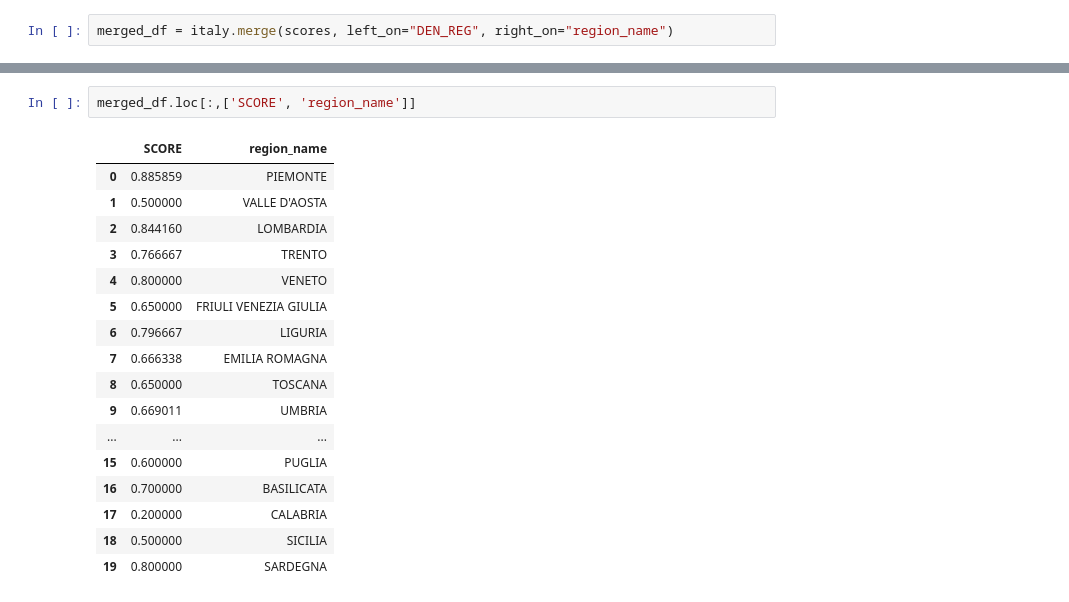
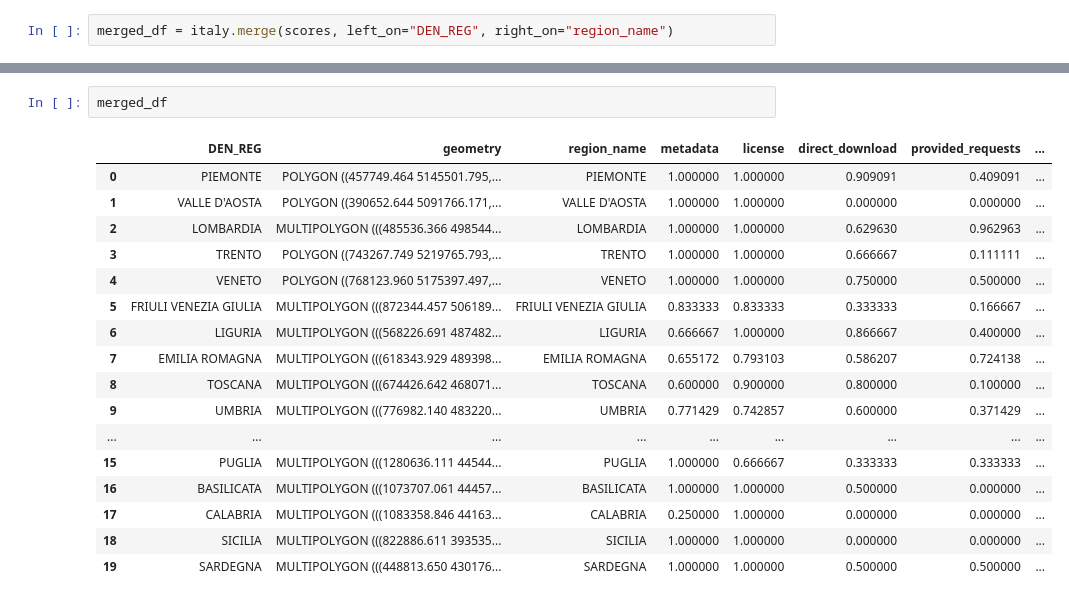
Before and after one commit to FBosso/LandCover_LandUse_Italy, a Jupyter notebook: updated_scores.ipynb, the cells around one changed output, grey strips where cells are left out. Cells and saved outputs as stored; diff of their text form.

```diff
--- a/updated_scores.ipynb
+++ b/updated_scores.ipynb
@@ -261,20 +305,20 @@ merged_df.plot(column="SCORE", figsize=(10,10), legend=True, cmap='RdYlGn')
 # %%
-merged_df.loc[:,['SCORE', 'region_name']]
+merged_df
 # %% [output]
-|  | SCORE | region_name |
-| 0 | 0.885859 | PIEMONTE |
-| 1 | 0.500000 | VALLE D'AOSTA |
-| 2 | 0.844160 | LOMBARDIA |
-| 3 | 0.766667 | TRENTO |
-| 4 | 0.800000 | VENETO |
-| 5 | 0.650000 | FRIULI VENEZIA GIULIA |
-| 6 | 0.796667 | LIGURIA |
-| 7 | 0.666338 | EMILIA ROMAGNA |
-| 8 | 0.650000 | TOSCANA |
-| 9 | 0.669011 | UMBRIA |
-| ... | ... | ... |
-| 15 | 0.600000 | PUGLIA |
-| 16 | 0.700000 | BASILICATA |
-| 17 | 0.200000 | CALABRIA |
-| 18 | 0.500000 | SICILIA |
-| 19 | 0.800000 | SARDEGNA |
+|  | DEN_REG | geometry | region_name | metadata | license | direct_download | provided_requests | ... |
+| 0 | PIEMONTE | POLYGON ((457749.464 5145501.795,... | PIEMONTE | 1.000000 | 1.000000 | 0.909091 | 0.409091 | ... |
+| 1 | VALLE D'AOSTA | POLYGON ((390652.644 5091766.171,... | VALLE D'AOSTA | 1.000000 | 1.000000 | 0.000000 | 0.000000 | ... |
+| 2 | LOMBARDIA | MULTIPOLYGON (((485536.366 498544... | LOMBARDIA | 1.000000 | 1.000000 | 0.629630 | 0.962963 | ... |
+| 3 | TRENTO | POLYGON ((743267.749 5219765.793,... | TRENTO | 1.000000 | 1.000000 | 0.666667 | 0.111111 | ... |
+| 4 | VENETO | POLYGON ((768123.960 5175397.497,... | VENETO | 1.000000 | 1.000000 | 0.750000 | 0.500000 | ... |
+| 5 | FRIULI VENEZIA GIULIA | MULTIPOLYGON (((872344.457 506189... | FRIULI VENEZIA GIULIA | 0.833333 | 0.833333 | 0.333333 | 0.166667 | ... |
+| 6 | LIGURIA | MULTIPOLYGON (((568226.691 487482... | LIGURIA | 0.666667 | 1.000000 | 0.866667 | 0.400000 | ... |
+| 7 | EMILIA ROMAGNA | MULTIPOLYGON (((618343.929 489398... | EMILIA ROMAGNA | 0.655172 | 0.793103 | 0.586207 | 0.724138 | ... |
+| 8 | TOSCANA | MULTIPOLYGON (((674426.642 468071... | TOSCANA | 0.600000 | 0.900000 | 0.800000 | 0.100000 | ... |
+| 9 | UMBRIA | MULTIPOLYGON (((776982.140 483220... | UMBRIA | 0.771429 | 0.742857 | 0.600000 | 0.371429 | ... |
+| ... | ... | ... | ... | ... | ... | ... | ... | ... |
+| 15 | PUGLIA | MULTIPOLYGON (((1280636.111 44544... | PUGLIA | 1.000000 | 0.666667 | 0.333333 | 0.333333 | ... |
+| 16 | BASILICATA | MULTIPOLYGON (((1073707.061 44457... | BASILICATA | 1.000000 | 1.000000 | 0.500000 | 0.000000 | ... |
+| 17 | CALABRIA | MULTIPOLYGON (((1083358.846 44163... | CALABRIA | 0.250000 | 1.000000 | 0.000000 | 0.000000 | ... |
+| 18 | SICILIA | MULTIPOLYGON (((822886.611 393535... | SICILIA | 1.000000 | 1.000000 | 0.000000 | 0.000000 | ... |
+| 19 | SARDEGNA | MULTIPOLYGON (((448813.650 430176... | SARDEGNA | 1.000000 | 1.000000 | 0.500000 | 0.500000 | ... |
```
Also changed, not shown: parts of 13 cells of this notebook, 2 other files.
